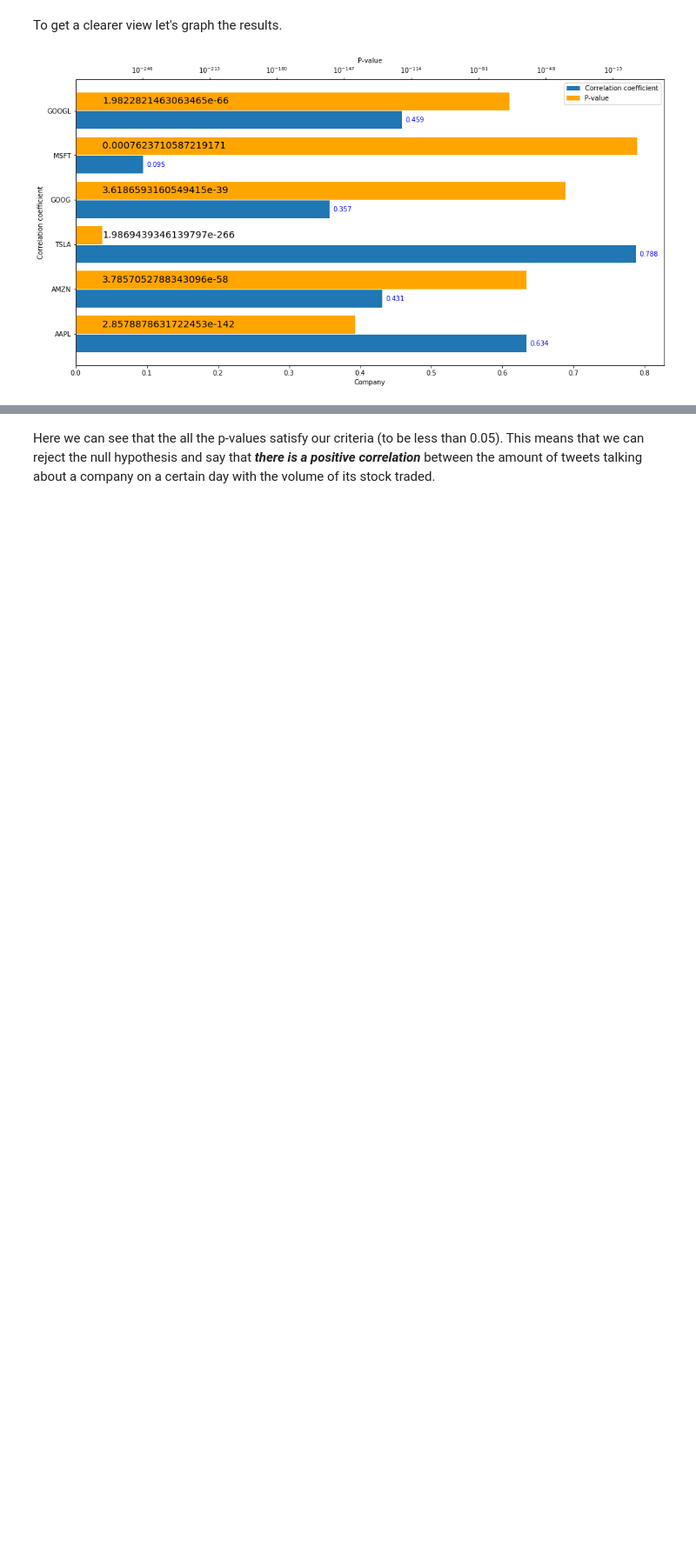
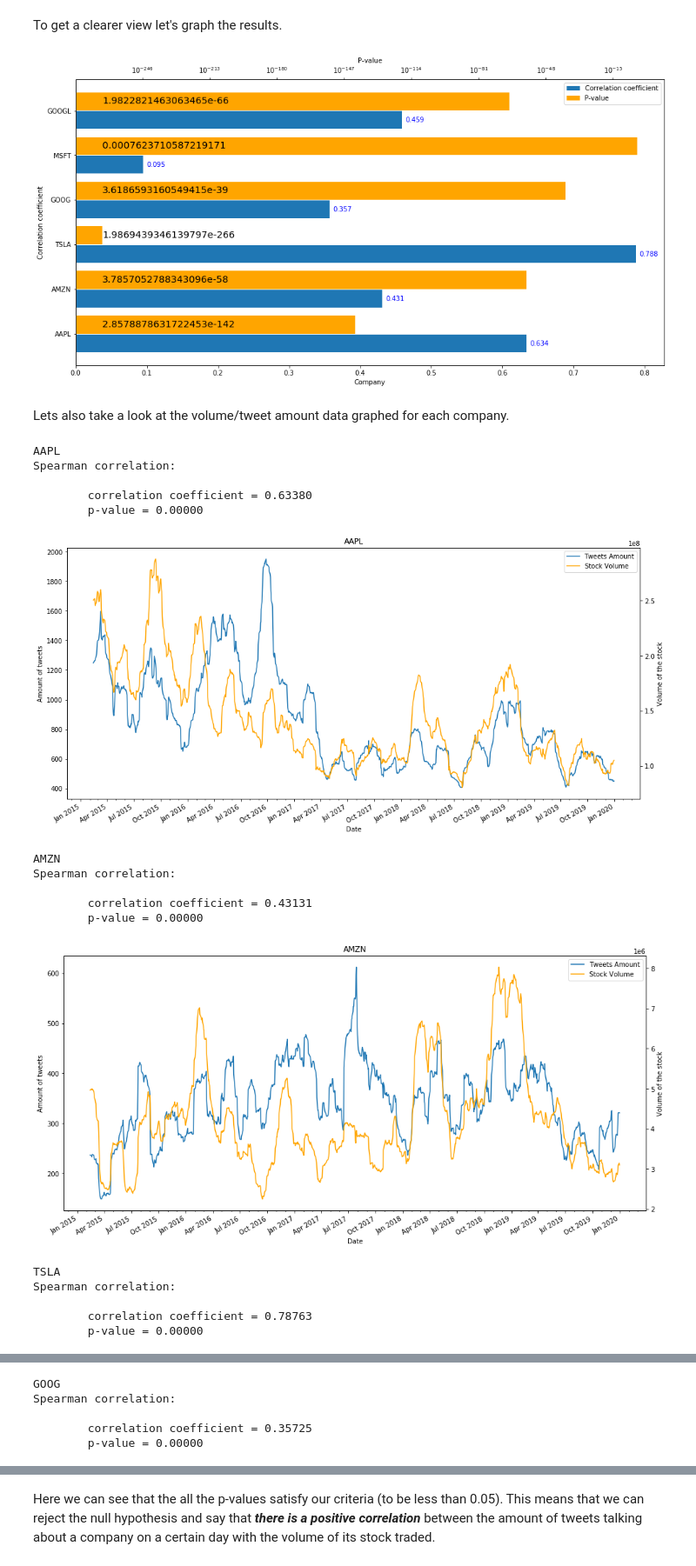
Before and after one commit to Kaloyan-Dimitrov/softuni-data-science-final-project, a Jupyter notebook: Tweets and a company's market value.ipynb, the cells around one changed output, grey strips where cells are left out. Shown at 87% size. Saved outputs shown, nothing was run; the diff lists cells and outputs as text; code cells hidden in the pictures; blank space fills up the shorter version.

```diff
--- a/Tweets and a company's market value.ipynb
+++ b/Tweets and a company's market value.ipynb
@@ -659,3 +659,30 @@ def display_correlation_results(correlation_results):
 display_correlation_results(correlation_results)
 # %% [output]
 [figure]
+# %% [markdown]
+Lets also take a look at the volume/tweet amount data graphed for each company.
+# %%
+for company_index in range(len(tickers)):
+    company = tickers[company_index]
+    print(company)
+    corr, pval = calc_spearman(company)
+    print_sp_corr(corr, pval)
+    plot_tweets(company)
+# %% [output]
+AAPL
+Spearman correlation:
+
+        correlation coefficient = 0.63380
+        p-value = 0.00000
+[figure, added]
+AMZN
+Spearman correlation:
+
+        correlation coefficient = 0.43131
+        p-value = 0.00000
+[figure, added]
+TSLA
+Spearman correlation:
+
+        correlation coefficient = 0.78763
+        p-value = 0.00000
@@ -661,0 +690,5 @@ display_correlation_results(correlation_results)
+GOOG
+Spearman correlation:
+
+        correlation coefficient = 0.35725
+        p-value = 0.00000
```
Also changed, not shown: parts of 4 cells of this notebook.
